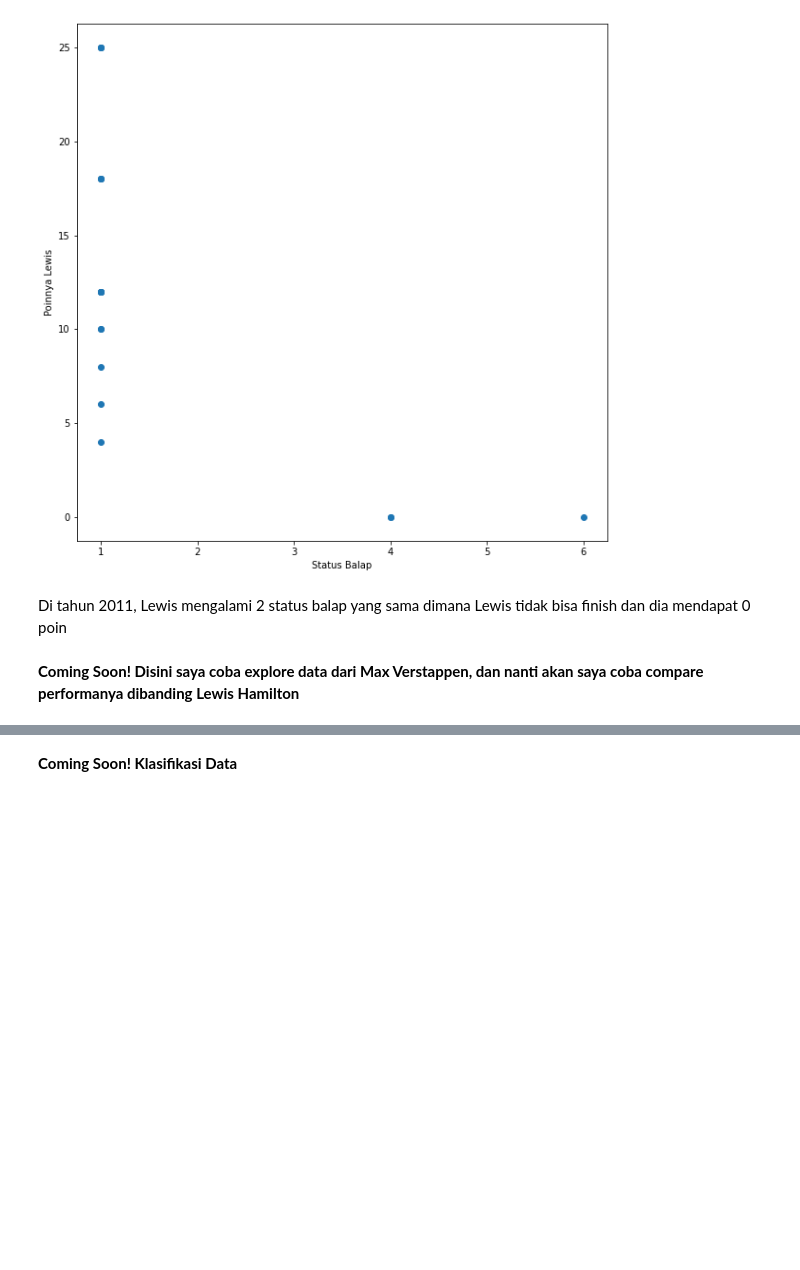
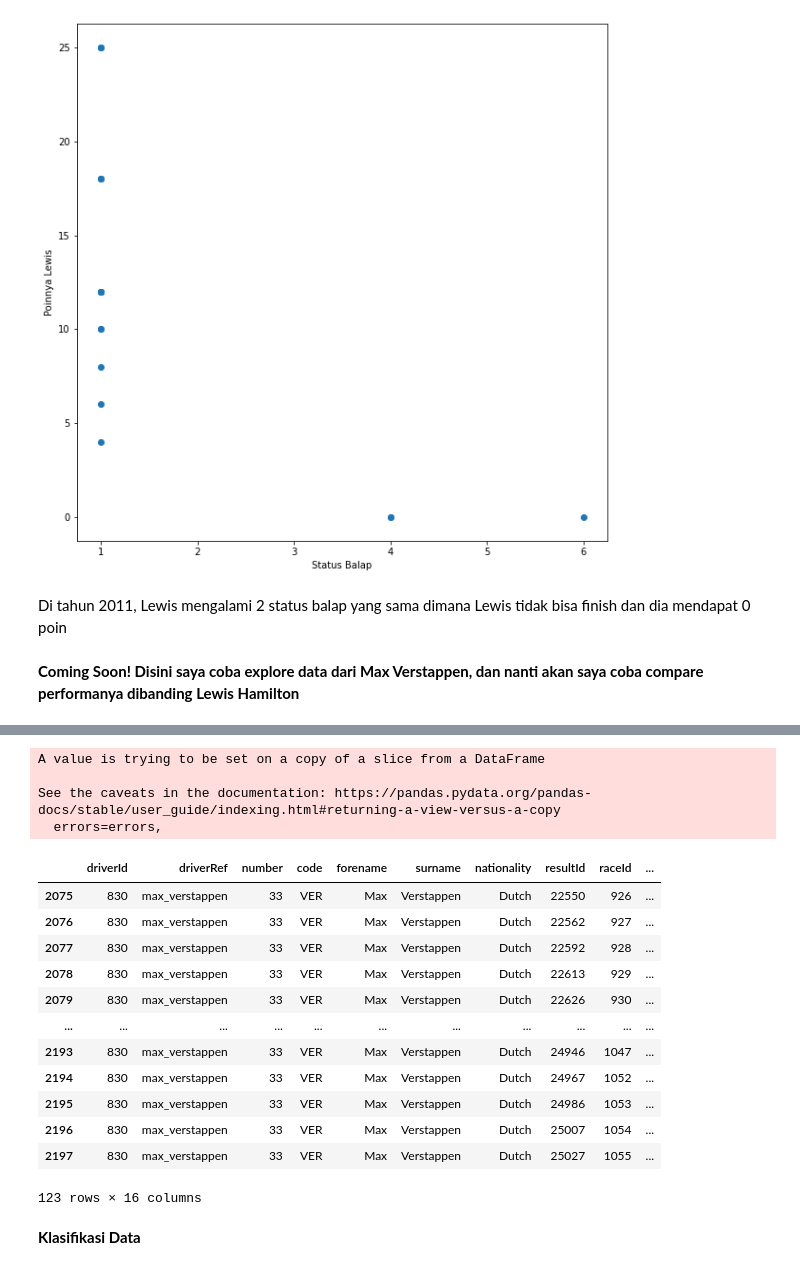
Before and after one commit to KusumaatmaSyafadhi/kusumaatmas, a Jupyter notebook: F1_Analysis.ipynb, the cells around one changed output, grey strips where cells are left out. Saved outputs shown, nothing was run; the diff lists cells and outputs as text; code cells hidden in the pictures; blank space fills up the shorter version.

```diff
--- a/F1_Analysis.ipynb
+++ b/F1_Analysis.ipynb
@@ -518,3 +534,24 @@ f1_max_v
+# %%
+f1_max_v.drop(['dob', 'url', 'positionText', 'positionOrder', 'laps', 'milliseconds', 'fastestLap', 'rank', 'fastestLapSpeed'], axis = 1, inplace = True)
+f1_max_v
+# %% [output]
+A value is trying to be set on a copy of a slice from a DataFrame
+
+See the caveats in the documentation: https://pandas.pydata.org/pandas-docs/stable/user_guide/indexing.html#returning-a-view-versus-a-copy
+  errors=errors,
+|  | driverId | driverRef | number | code | forename | surname | nationality | resultId | raceId | ... |
+| 2075 | 830 | max_verstappen | 33 | VER | Max | Verstappen | Dutch | 22550 | 926 | ... |
+| 2076 | 830 | max_verstappen | 33 | VER | Max | Verstappen | Dutch | 22562 | 927 | ... |
+| 2077 | 830 | max_verstappen | 33 | VER | Max | Verstappen | Dutch | 22592 | 928 | ... |
+| 2078 | 830 | max_verstappen | 33 | VER | Max | Verstappen | Dutch | 22613 | 929 | ... |
+| 2079 | 830 | max_verstappen | 33 | VER | Max | Verstappen | Dutch | 22626 | 930 | ... |
+| ... | ... | ... | ... | ... | ... | ... | ... | ... | ... | ... |
+| 2193 | 830 | max_verstappen | 33 | VER | Max | Verstappen | Dutch | 24946 | 1047 | ... |
+| 2194 | 830 | max_verstappen | 33 | VER | Max | Verstappen | Dutch | 24967 | 1052 | ... |
+| 2195 | 830 | max_verstappen | 33 | VER | Max | Verstappen | Dutch | 24986 | 1053 | ... |
+| 2196 | 830 | max_verstappen | 33 | VER | Max | Verstappen | Dutch | 25007 | 1054 | ... |
+| 2197 | 830 | max_verstappen | 33 | VER | Max | Verstappen | Dutch | 25027 | 1055 | ... |
+123 rows × 16 columns
 # %% [markdown]
-**Coming Soon! Klasifikasi Data**
+**Klasifikasi Data**
 # %%
```
Also changed, not shown: parts of 30 cells of this notebook.
